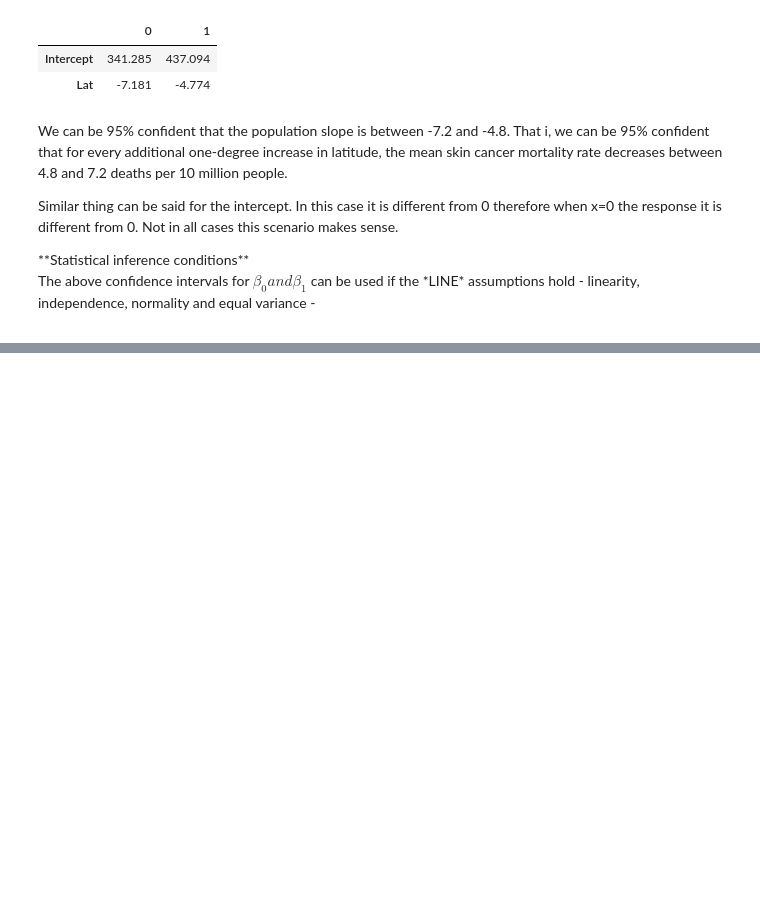
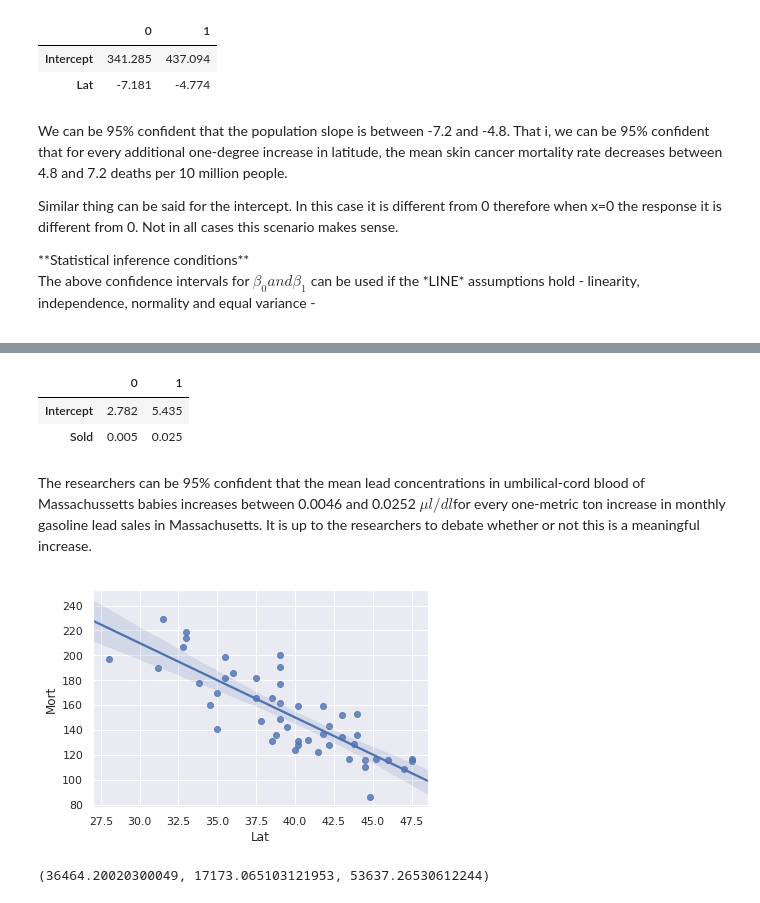
Before and after one commit to ellenne/Regression, a Jupyter notebook: 10. WIP/Regression_Lesson02.ipynb, the cells around one changed output, grey strips where cells are left out. Drawn from its saved outputs; the diff is of its cells as text; code cells hidden in the pictures; blank space fills up the shorter version.

```diff
--- a/10. WIP/Regression_Lesson02.ipynb
+++ b/10. WIP/Regression_Lesson02.ipynb
@@ -89,0 +137,21 @@ fitted.conf_int(0.05)   # 95% confidence interval
+# %%
+fitted_2.conf_int(0.05)
+# %% [output]
+|  | 0 | 1 |
+| Intercept | 2.782 | 5.435 |
+| Sold | 0.005 | 0.025 |
+# %% [markdown]
+The researchers can be 95% confident that the mean lead concentrations in umbilical-cord blood of Massachussetts babies increases between 0.0046 and 0.0252 $\mu l/dl$for every one-metric ton increase in monthly gasoline lead sales in Massachusetts. It is up to the researchers to debate whether or not this is a meaningful increase.
+# %%
+sns.set(color_codes=True)
+ax = sns.regplot(x="Lat", y="Mort", data=my_data)
+# %% [output]
+[figure, added]
+# %%
+fitted.ess, fitted.ssr, fitted.ess + fitted.ssr
+ESS = fitted.ess # Sum of Squares of the Regression
+SSR = fitted.ssr # Error sum of squares
+SST = SSR + ESS  # Total sum of squares
+ESS, SSR, SST
+# %% [output]
+(36464.20020300049, 17173.065103121953, 53637.26530612244)
```
Also changed, not shown: parts of 23 cells of this notebook.
